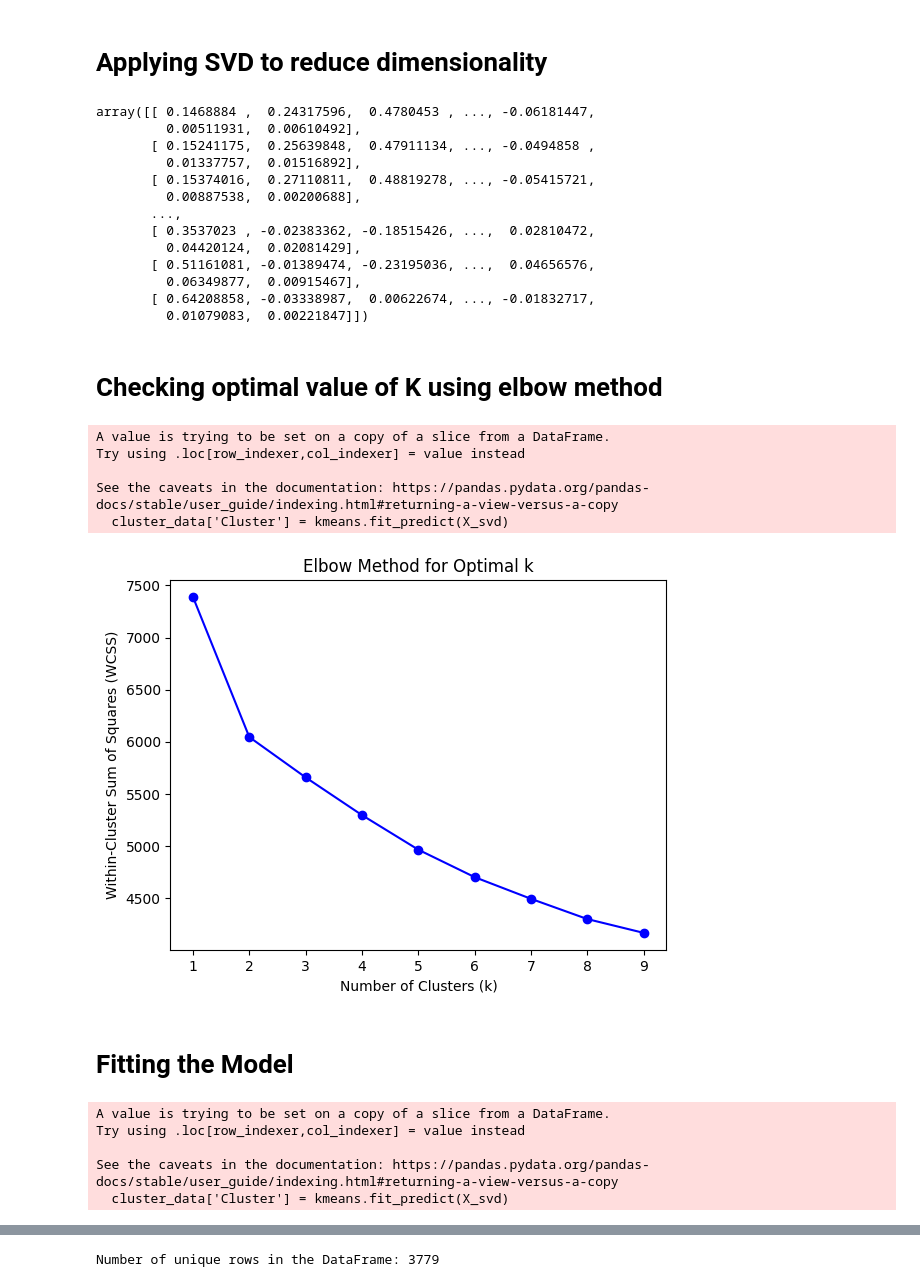
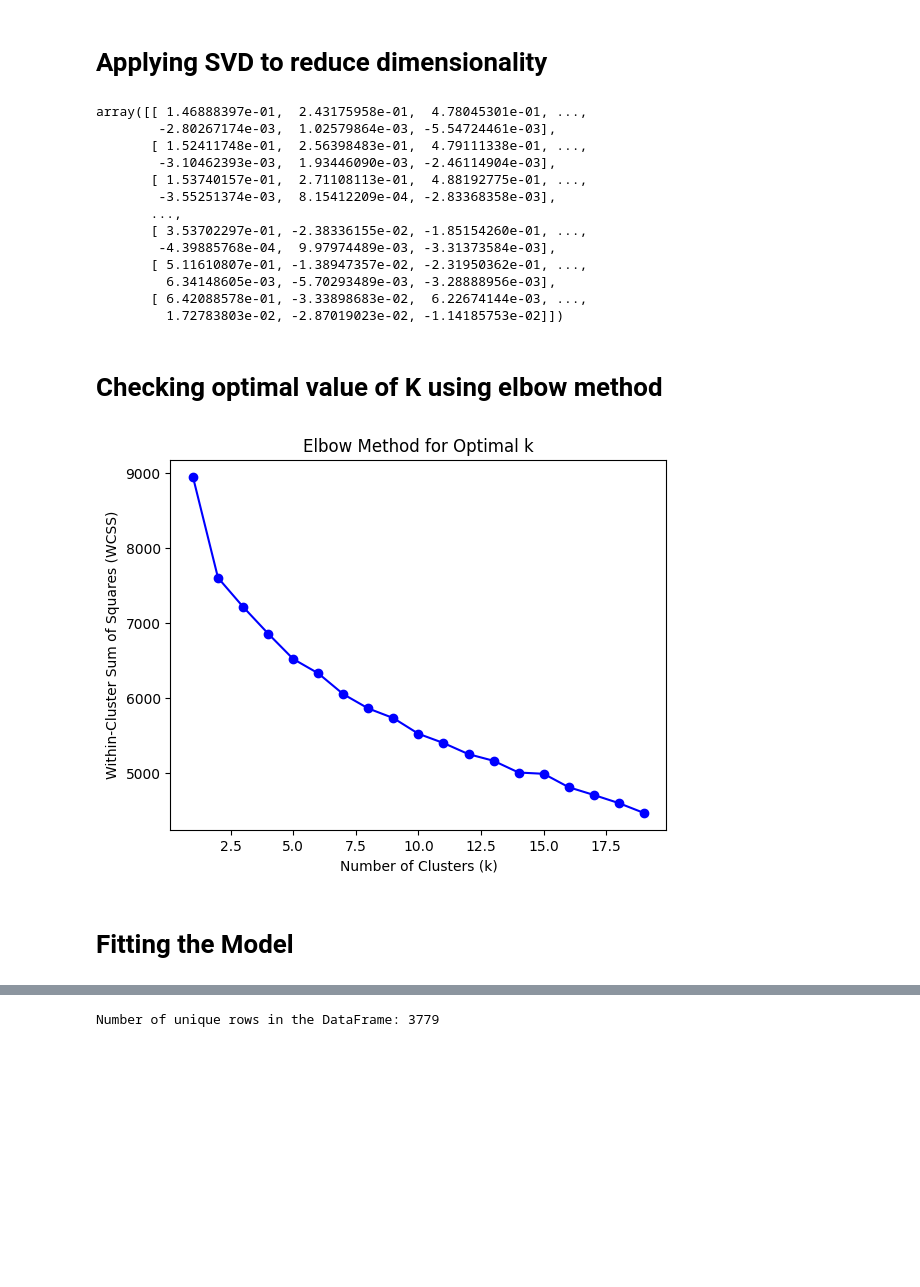
Before and after one commit to hardik4555/stibo-final-s-clustering-, a Jupyter notebook: stibo_finals.ipynb, the cells around one changed output, grey strips where cells are left out. Drawn from its saved outputs; the diff is of its cells as text; code cells hidden in the pictures; blank space fills up the shorter version.

```diff
--- a/stibo_finals.ipynb
+++ b/stibo_finals.ipynb
@@ -208,9 +199,6 @@ from sklearn.cluster import KMeans
 from sklearn.decomposition import TruncatedSVD
 import matplotlib.pyplot as plt
 
-#Extracting relevant columns for clustering
-cluster_data = products_df[['Name', 'Values.Value', 'Values.MultiValue']]
-
 cluster_data['Values.Value'] = cluster_data['Values.Value'].apply(lambda x: [x] if not isinstance(x, list) else x)
 cluster_data['Values.MultiValue'] = cluster_data['Values.MultiValue'].apply(lambda x: [x] if not isinstance(x, list) else x)
 # Combine 'Values.Value' and 'Values.MultiValue' columns into a new column 'Attributes'
@@ -490,60 +437,47 @@ print(X)
 # **Applying SVD to reduce dimensionality**
 # %%
 # Apply TruncatedSVD to reduce dimensionality
-svd = TruncatedSVD(n_components=50)
+svd = TruncatedSVD(n_components=150) #Taking 150 column's
 X_svd = svd.fit_transform(X)
 X_svd
 # %% [output]
-array([[ 0.1468884 ,  0.24317596,  0.4780453 , ..., -0.06181447,
-         0.00511931,  0.00610492],
-       [ 0.15241175,  0.25639848,  0.47911134, ..., -0.0494858 ,
-         0.01337757,  0.01516892],
-       [ 0.15374016,  0.27110811,  0.48819278, ..., -0.05415721,
-         0.00887538,  0.00200688],
+array([[ 1.46888397e-01,  2.43175958e-01,  4.78045301e-01, ...,
+        -2.80267174e-03,  1.02579864e-03, -5.54724461e-03],
+       [ 1.52411748e-01,  2.56398483e-01,  4.79111338e-01, ...,
+        -3.10462393e-03,  1.93446090e-03, -2.46114904e-03],
+       [ 1.53740157e-01,  2.71108113e-01,  4.88192775e-01, ...,
+        -3.55251374e-03,  8.15412209e-04, -2.83368358e-03],
        ...,
-       [ 0.3537023 , -0.02383362, -0.18515426, ...,  0.02810472,
-         0.04420124,  0.02081429],
-       [ 0.51161081, -0.01389474, -0.23195036, ...,  0.04656576,
-         0.06349877,  0.00915467],
-       [ 0.64208858, -0.03338987,  0.00622674, ..., -0.01832717,
-         0.01079083,  0.00221847]])
+       [ 3.53702297e-01, -2.38336155e-02, -1.85154260e-01, ...,
+        -4.39885768e-04,  9.97974489e-03, -3.31373584e-03],
+       [ 5.11610807e-01, -1.38947357e-02, -2.31950362e-01, ...,
+         6.34148605e-03, -5.70293489e-03, -3.28888956e-03],
+       [ 6.42088578e-01, -3.33898683e-02,  6.22674144e-03, ...,
+         1.72783803e-02, -2.87019023e-02, -1.14185753e-02]])
 # %% [markdown]
 # **Checking optimal value of K using elbow method**
 # %%
-num_clusters = 5
-kmeans = KMeans(n_clusters=num_clusters, random_state=42)
-cluster_data['Cluster'] = kmeans.fit_predict(X_svd)
 
 # Calculate the within-cluster sum of squares (WCSS) for different values of k
 wcss = []
-for i in range(1, 10):
+for i in range(1, 20):
     kmeans = KMeans(n_clusters=i, random_state=42)
     kmeans.fit(X_svd)
     wcss.append(kmeans.inertia_)
 
 # Plot the Elbow Method to determine the optimal number of clusters
-plt.plot(range(1, 10), wcss, marker='o', linestyle='-', color='b')
+plt.plot(range(1, 20), wcss, marker='o', linestyle='-', color='b')
 plt.title('Elbow Method for Optimal k')
 plt.xlabel('Number of Clusters (k)')
 plt.ylabel('Within-Cluster Sum of Squares (WCSS)')
 plt.show()
 # %% [output]
-A value is trying to be set on a copy of a slice from a DataFrame.
-Try using .loc[row_indexer,col_indexer] = value instead
-
-See the caveats in the documentation: https://pandas.pydata.org/pandas-docs/stable/user_guide/indexing.html#returning-a-view-versus-a-copy
-  cluster_data['Cluster'] = kmeans.fit_predict(X_svd)
-[figure, old version]
+[figure, new version]
 # %% [markdown]
 # **Fitting the Model**
 # %%
-num_clusters = 10
+num_clusters = 5
 kmeans = KMeans(n_clusters=num_clusters, random_state=42)
-cluster_data['Cluster'] = kmeans.fit_predict(X_svd)
+cluster_labels=kmeans.fit_predict(X_svd)
+cluster_data['Cluster'] = cluster_labels
-# %% [output]
-A value is trying to be set on a copy of a slice from a DataFrame.
-Try using .loc[row_indexer,col_indexer] = value instead
-
-See the caveats in the documentation: https://pandas.pydata.org/pandas-docs/stable/user_guide/indexing.html#returning-a-view-versus-a-copy
-  cluster_data['Cluster'] = kmeans.fit_predict(X_svd)
 # %% [markdown]
```
Also changed, not shown: parts of 49 cells of this notebook.
